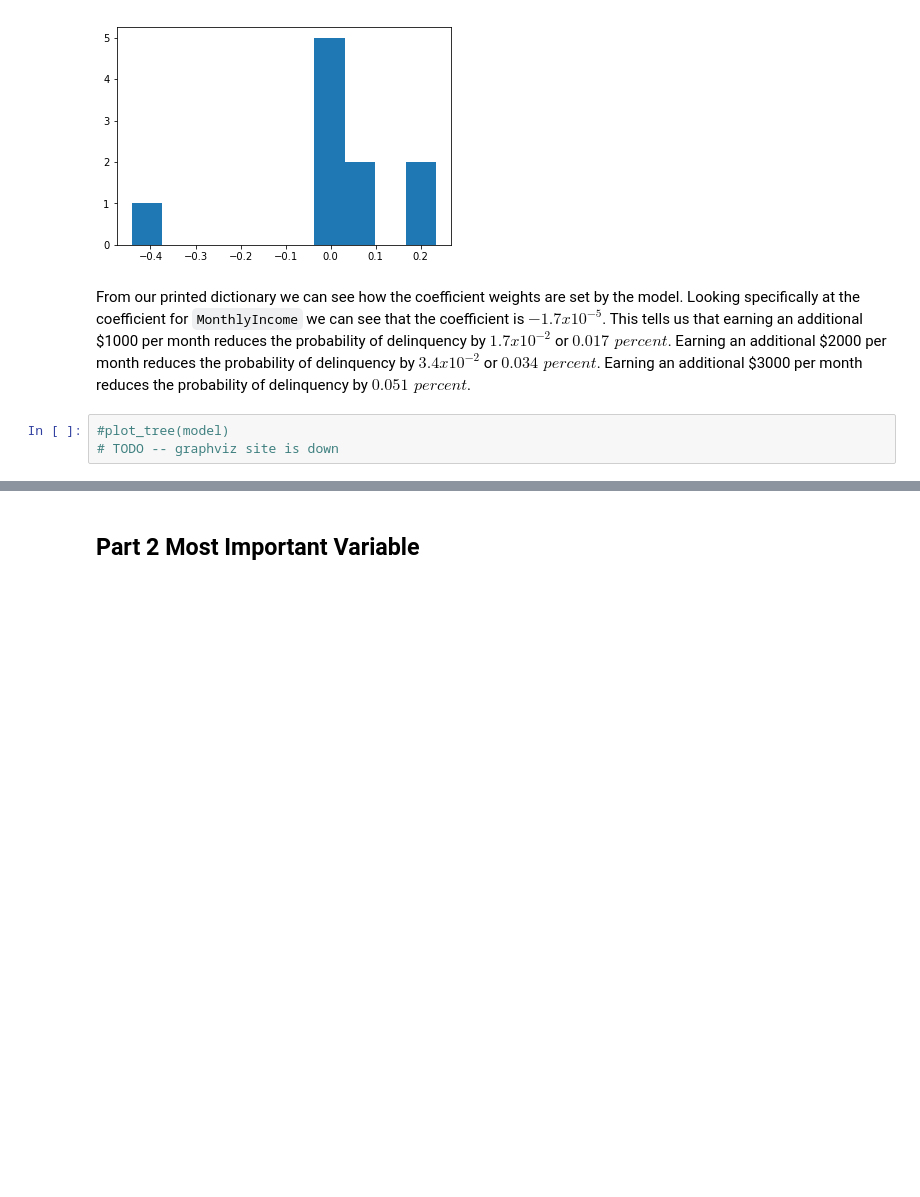
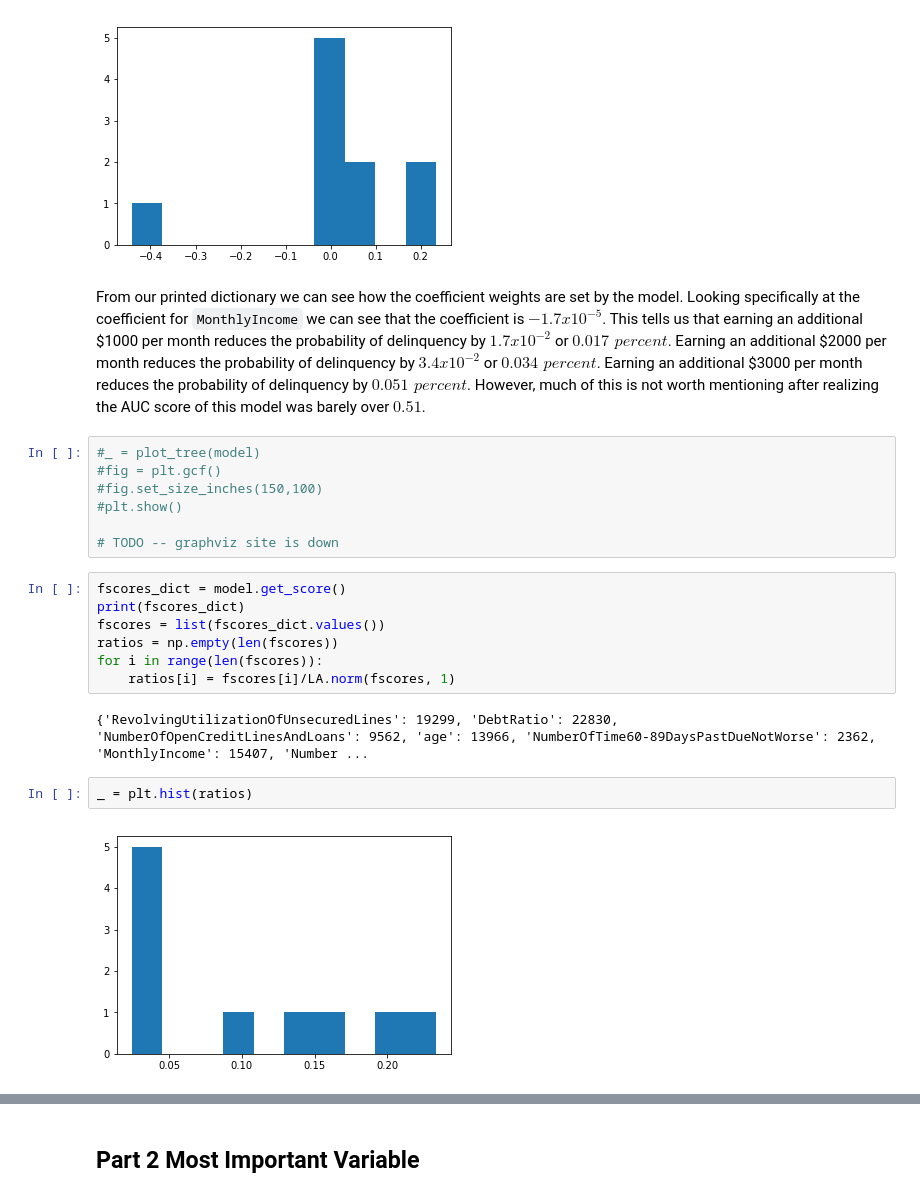
Before and after one commit to jsigee87/Data-Science-Lab-ee379k, a Jupyter notebook: lab7/src/problem1.ipynb, the cells around one changed output, grey strips where cells are left out. Saved outputs shown, nothing was run; the diff lists cells and outputs as text; blank space fills up the shorter version.

Commit message:
wtf is pvalue for decision tree

```diff
--- a/lab7/src/problem1.ipynb
+++ b/lab7/src/problem1.ipynb
@@ -278,7 +284,24 @@ _ = plt.hist(ratios)
 # %% [output]
 [figure]
 # %% [markdown]
-From our printed dictionary we can see how the coefficient weights are set by the model. Looking specifically at the coefficient for `MonthlyIncome` we can see that the coefficient is $-1.7 x 10^{-5}$. This tells us that earning an additional \$1000 per month reduces the probability of delinquency by $1.7 x 10^{-2}$  or   $0.017 \,\,percent$. Earning an additional \$2000 per month reduces the probability of delinquency by  $3.4 x 10^{-2}$   or   $0.034 \,\,percent$. Earning an additional \$3000 per month reduces the probability of delinquency by   $0.051\,\, percent$.
+From our printed dictionary we can see how the coefficient weights are set by the model. Looking specifically at the coefficient for `MonthlyIncome` we can see that the coefficient is $-1.7 x 10^{-5}$. This tells us that earning an additional \$1000 per month reduces the probability of delinquency by $1.7 x 10^{-2}$  or   $0.017 \,\,percent$. Earning an additional \$2000 per month reduces the probability of delinquency by  $3.4 x 10^{-2}$   or   $0.034 \,\,percent$. Earning an additional \$3000 per month reduces the probability of delinquency by   $0.051\,\, percent$. However, much of this is not worth mentioning after realizing the AUC score of this model was barely over $0.51$.
 # %%
-#plot_tree(model)
+#_ = plot_tree(model)
+#fig = plt.gcf()
+#fig.set_size_inches(150,100)
+#plt.show()
+
 # TODO -- graphviz site is down
+# %%
+fscores_dict = model.get_score()
+print(fscores_dict)
+fscores = list(fscores_dict.values())
+ratios = np.empty(len(fscores))
+for i in range(len(fscores)):
+    ratios[i] = fscores[i]/LA.norm(fscores, 1)
+# %% [output]
+{'RevolvingUtilizationOfUnsecuredLines': 19299, 'DebtRatio': 22830, 'NumberOfOpenCreditLinesAndLoans': 9562, 'age': 13966, 'NumberOfTime60-89DaysPastDueNotWorse': 2362, 'MonthlyIncome': 15407, 'Number ...
+# %%
+_ = plt.hist(ratios)
+# %% [output]
+[figure, added]
```
Also changed, not shown: parts of 7 cells of this notebook.
